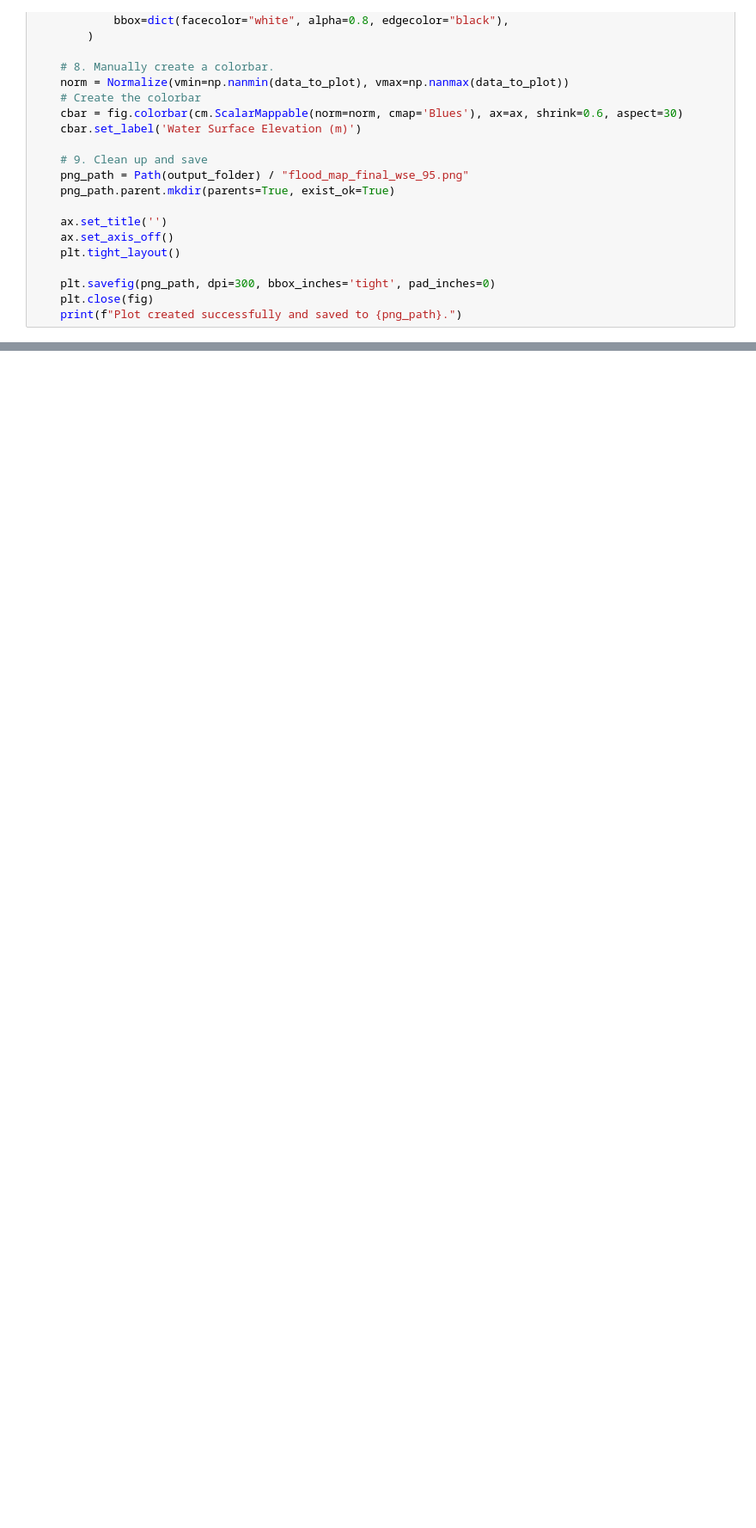
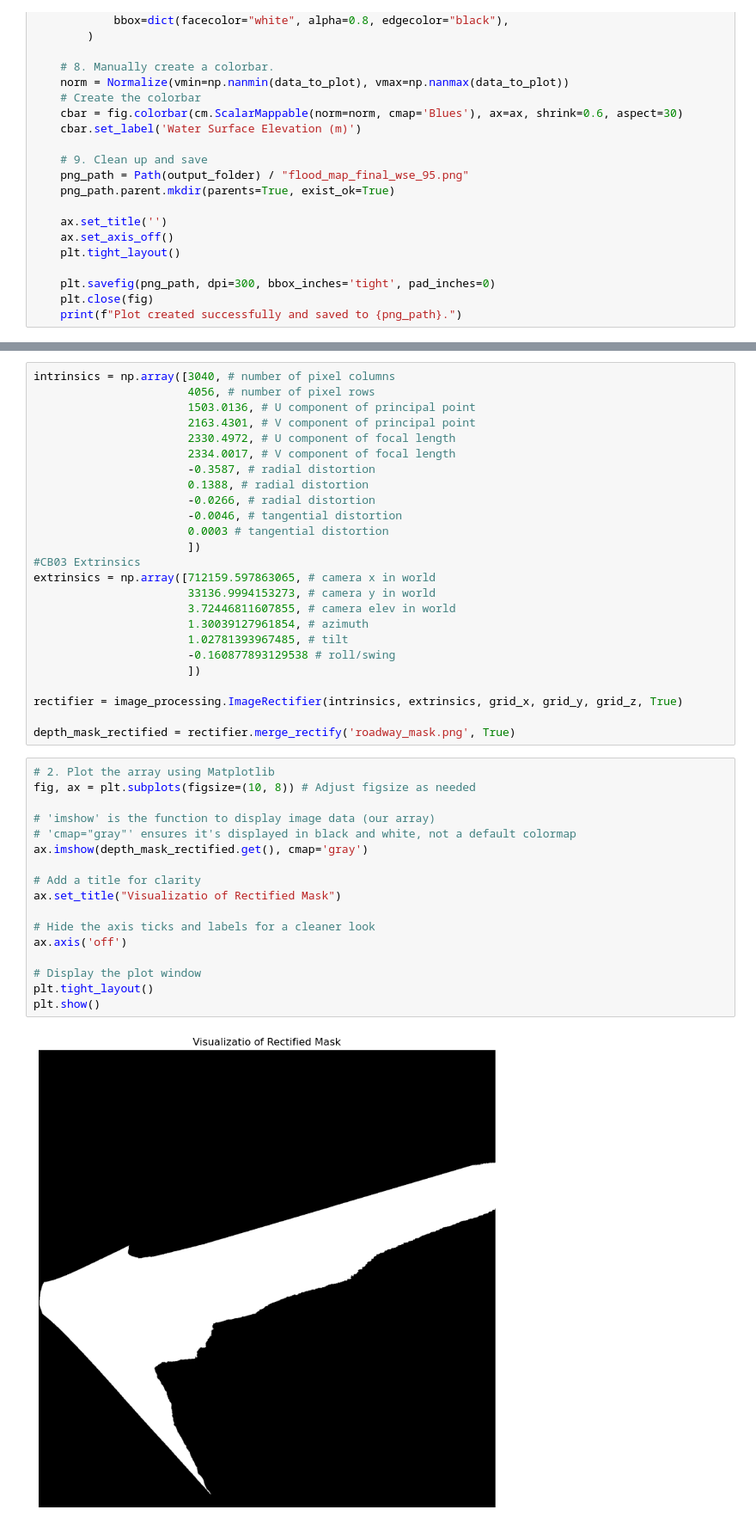
Before and after one commit to rtmccune/depth_mapping, a Jupyter notebook: development.ipynb, the cells around one changed output, grey strips where cells are left out. Shown: that part at 86% size. Cells and saved outputs as stored; diff of their text form; blank space fills up the shorter version.

```diff
--- a/development.ipynb
+++ b/development.ipynb
@@ -238,0 +436,44 @@ plot_flood_wse_map(depth_map, min_x_extent, max_x_extent, min_y_extent, max_y_ex
+# %%
+intrinsics = np.array([3040, # number of pixel columns
+                       4056, # number of pixel rows
+                       1503.0136, # U component of principal point
+                       2163.4301, # V component of principal point
+                       2330.4972, # U component of focal length
+                       2334.0017, # V component of focal length
+                       -0.3587, # radial distortion
+                       0.1388, # radial distortion
+                       -0.0266, # radial distortion
+                       -0.0046, # tangential distortion
+                       0.0003 # tangential distortion
+                       ])
+#CB03 Extrinsics
+extrinsics = np.array([712159.597863065, # camera x in world
+                       33136.9994153273, # camera y in world
+                       3.72446811607855, # camera elev in world
+                       1.30039127961854, # azimuth
+                       1.02781393967485, # tilt
+                       -0.160877893129538 # roll/swing
+                       ])
+
+rectifier = image_processing.ImageRectifier(intrinsics, extrinsics, grid_x, grid_y, grid_z, True)
+
+depth_mask_rectified = rectifier.merge_rectify('roadway_mask.png', True)
+# %%
+# 2. Plot the array using Matplotlib
+fig, ax = plt.subplots(figsize=(10, 8)) # Adjust figsize as needed
+
+# 'imshow' is the function to display image data (our array)
+# 'cmap="gray"' ensures it's displayed in black and white, not a default colormap
+ax.imshow(depth_mask_rectified.get(), cmap='gray')
+
+# Add a title for clarity
+ax.set_title("Visualizatio of Rectified Mask")
+
+# Hide the axis ticks and labels for a cleaner look
+ax.axis('off')
+
+# Display the plot window
+plt.tight_layout()
+plt.show()
+# %% [output]
+[figure, added]
```
Also changed, not shown: parts of 9 cells of this notebook, 5 other files.
